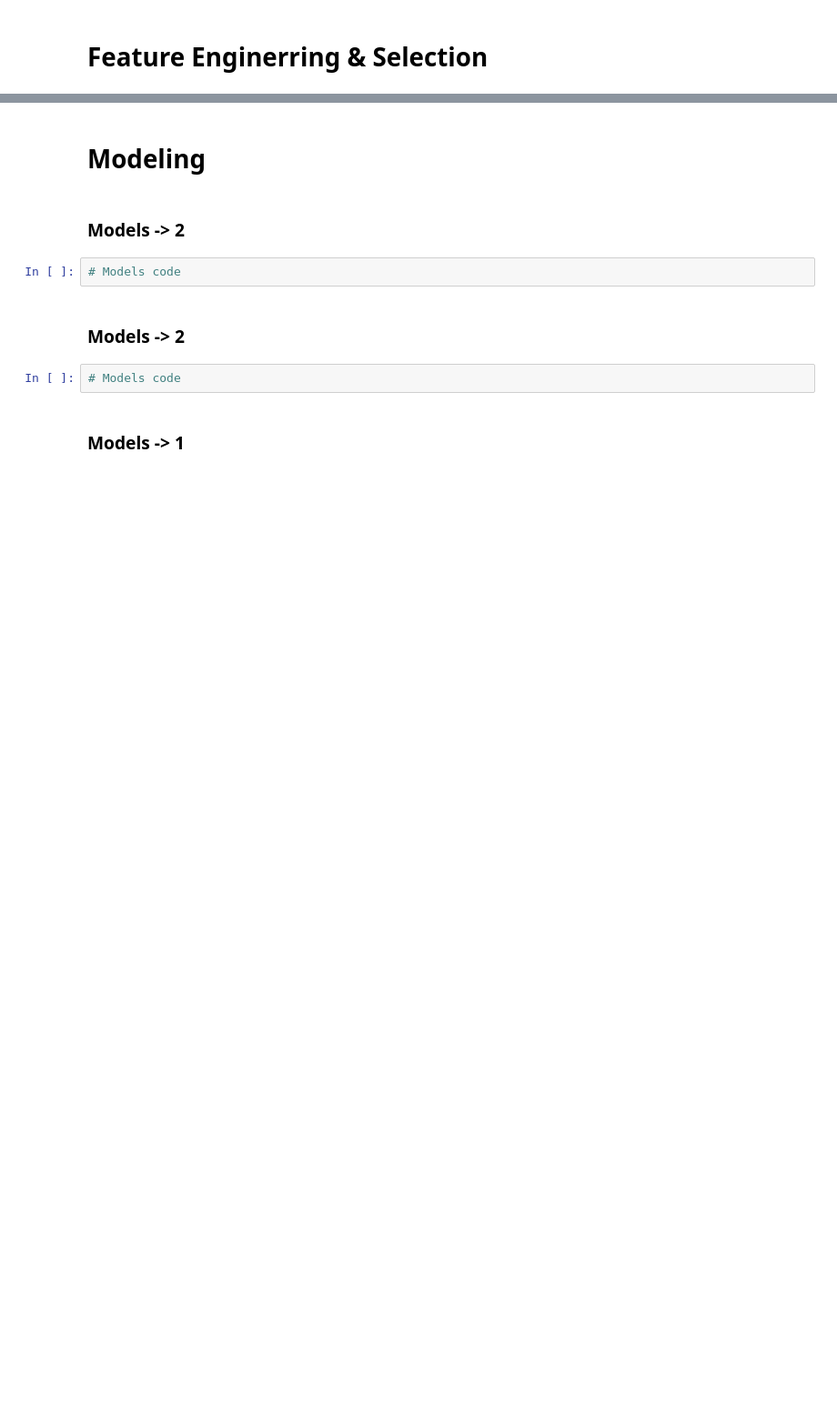
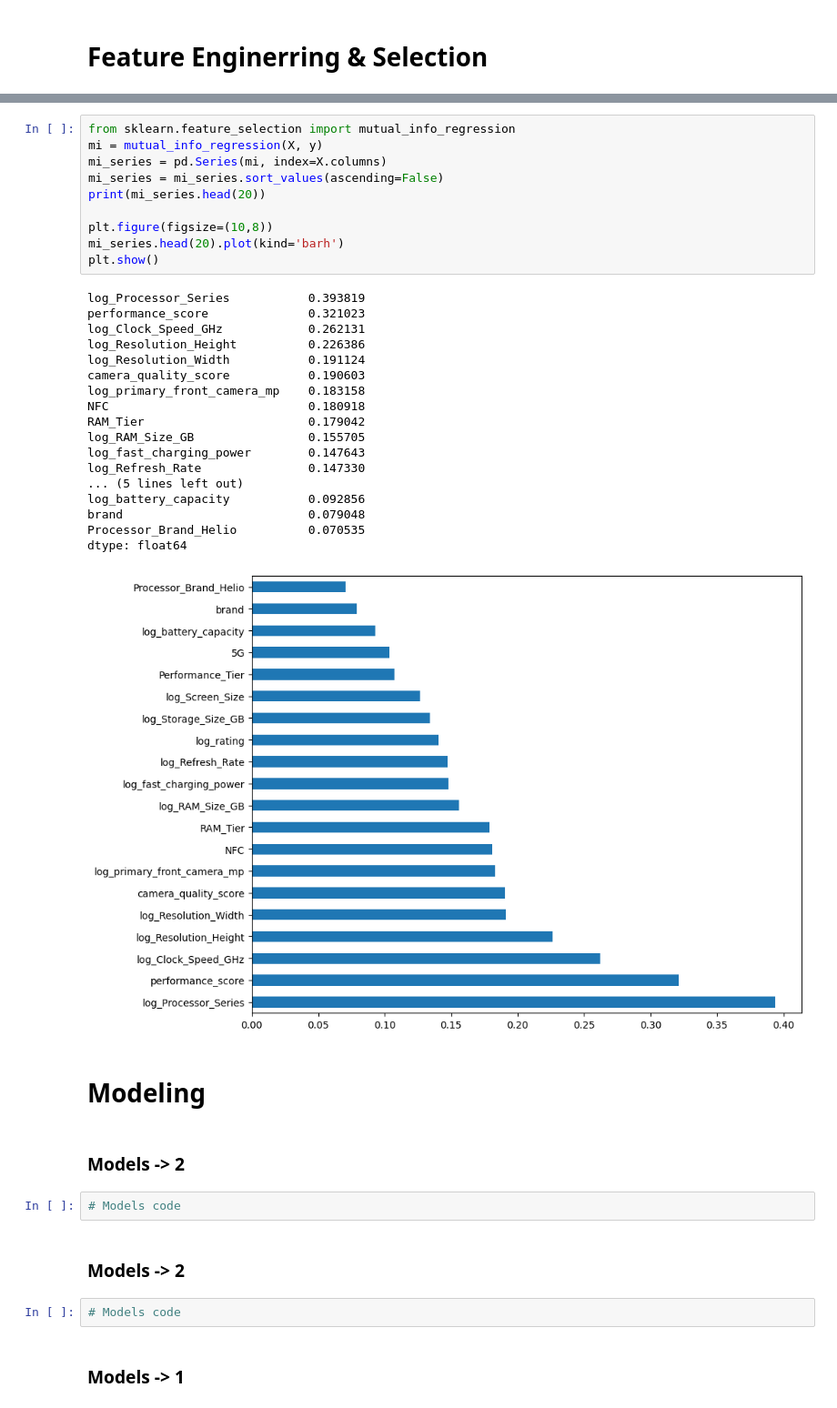
Before and after one commit to yousefsamir19/smartphone-price-classification, a Jupyter notebook: Smart Phone Prices Prediction/smartphone-price-classification.ipynb, the cells around one changed output, grey strips where cells are left out. Shown at 91% size. Saved outputs shown, nothing was run; the diff lists cells and outputs as text; blank space fills up the shorter version.

```diff
--- a/Smart Phone Prices Prediction/smartphone-price-classification.ipynb
+++ b/Smart Phone Prices Prediction/smartphone-price-classification.ipynb
@@ -266,3 +450,32 @@ df.describe()
+# %%
+from sklearn.feature_selection import mutual_info_regression
+mi = mutual_info_regression(X, y)
+mi_series = pd.Series(mi, index=X.columns)
+mi_series = mi_series.sort_values(ascending=False)
+print(mi_series.head(20))
+
+plt.figure(figsize=(10,8))
+mi_series.head(20).plot(kind='barh')
+plt.show()
+# %% [output]
+log_Processor_Series           0.393819
+performance_score              0.321023
+log_Clock_Speed_GHz            0.262131
+log_Resolution_Height          0.226386
+log_Resolution_Width           0.191124
+camera_quality_score           0.190603
+log_primary_front_camera_mp    0.183158
+NFC                            0.180918
+RAM_Tier                       0.179042
+log_RAM_Size_GB                0.155705
+log_fast_charging_power        0.147643
+log_Refresh_Rate               0.147330
+... (5 lines left out)
+log_battery_capacity           0.092856
+brand                          0.079048
+Processor_Brand_Helio          0.070535
+dtype: float64
+[figure, added]
 # %% [markdown]
 # Modeling
 # %% [markdown]
```
Also changed, not shown: parts of 26 cells of this notebook.
